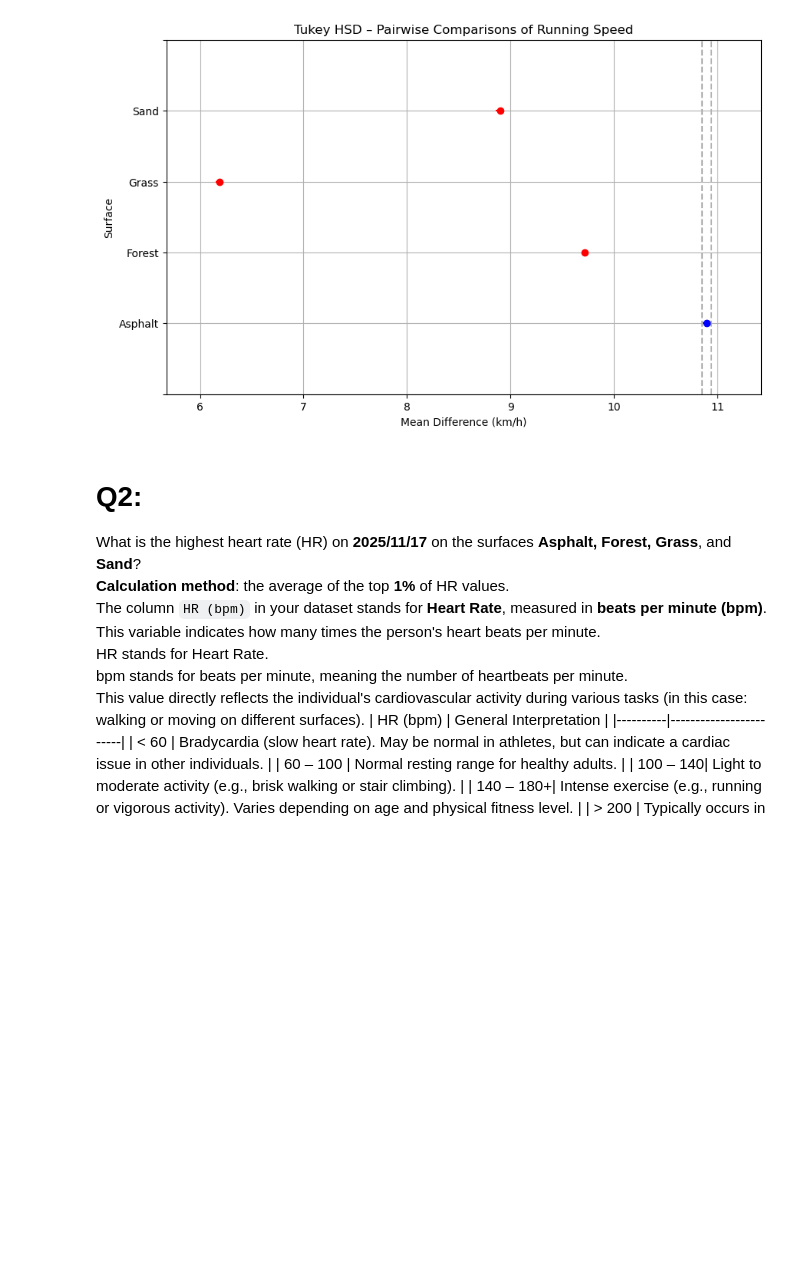
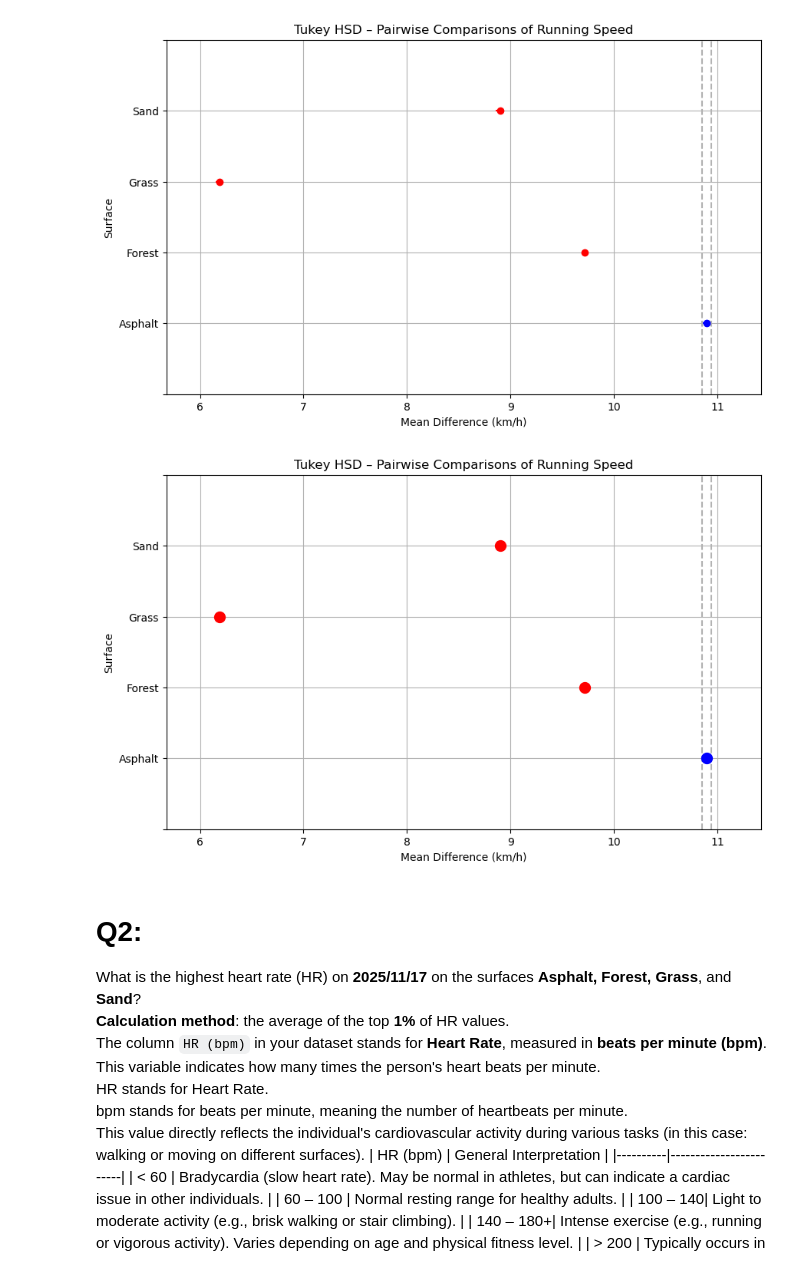
Before and after one commit to Fatemeh-aboulhassani/Movement-Analysis, a Jupyter notebook: notebooks/3. Analysis Foot HeartRate GPX.ipynb, the cells around one changed output. Cells and saved outputs as stored; diff of their text form; code cells hidden in the pictures; blank space fills up the shorter version.

Commit message:
tukey

```diff
--- a/notebooks/3. Analysis Foot HeartRate GPX.ipynb
+++ b/notebooks/3. Analysis Foot HeartRate GPX.ipynb
@@ -371,6 +390,25 @@ plt.grid(True)
 plt.show()
 # %% [output]
 [figure]
+# %%
+
+import statsmodels.api as sm
+
+fig = tukey.plot_simultaneous(
+    comparison_name='Asphalt',
+    xlabel='Mean Difference (km/h)',
+    ylabel='Surface'
+)
+
+
+ax = plt.gca()
+for line in ax.lines:
+    line.set_markersize(10)
+plt.title("Tukey HSD – Pairwise Comparisons of Running Speed")
+plt.grid(True)
+plt.show()
+# %% [output]
+[figure, added]
 # %% [markdown]
 # Q2:
 What is the highest heart rate (HR) on **2025/11/17** on the surfaces **Asphalt, Forest, Grass**, and **Sand**?
```
Also changed, not shown: parts of 3 cells of this notebook.
